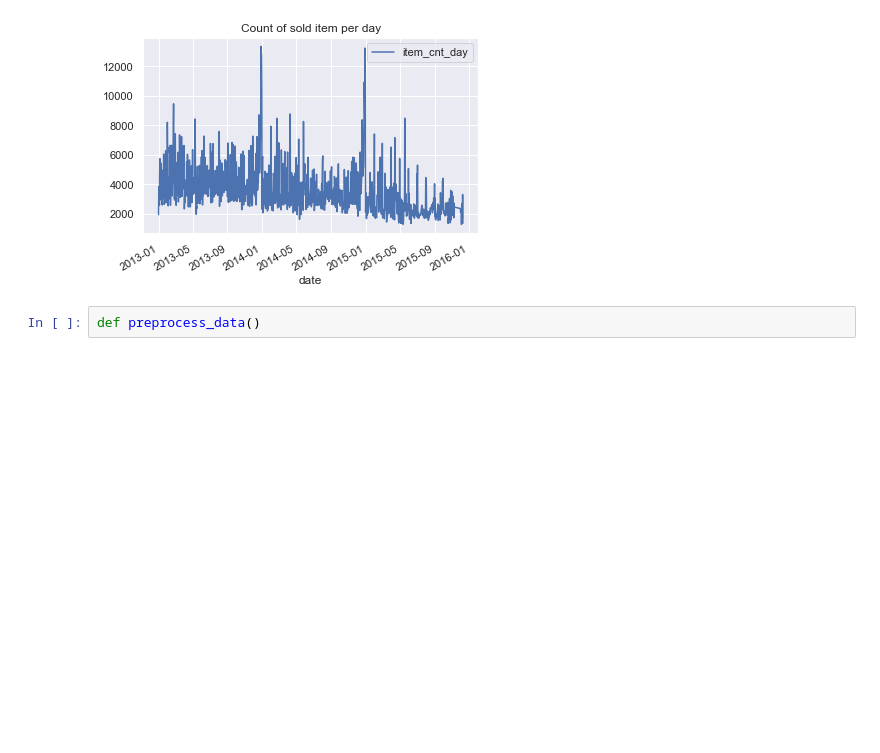
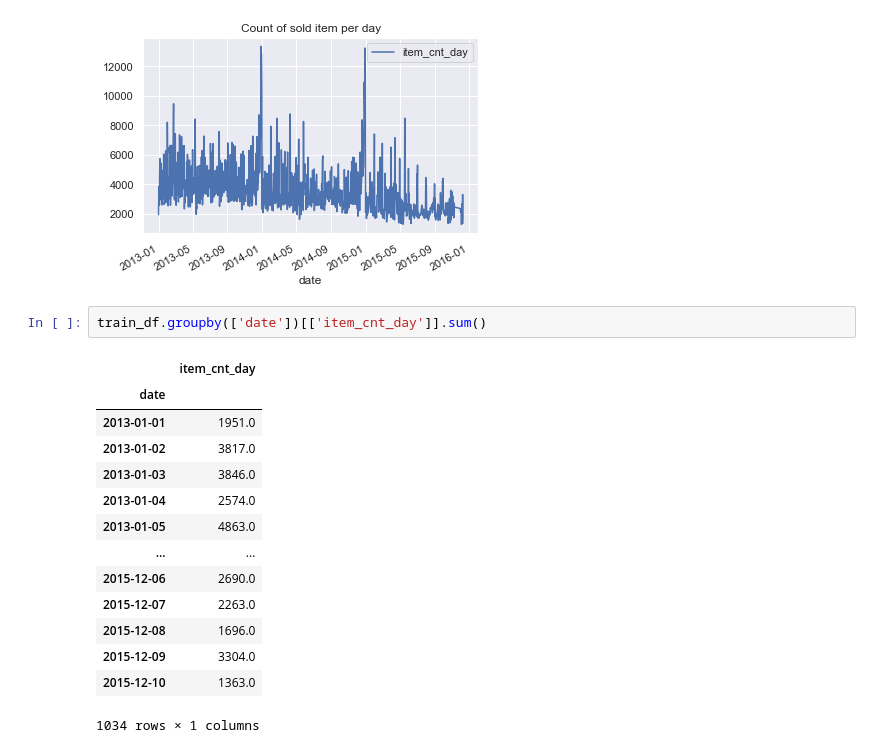
Before and after one commit to meln1337/predict-future-sales-kaggle, a Jupyter notebook: pfs.ipynb, the cells around one changed output. Drawn from its saved outputs; the diff is of its cells as text; blank space fills up the shorter version.

```diff
--- a/pfs.ipynb
+++ b/pfs.ipynb
@@ -136,5 +136,20 @@ train_df.groupby(['date'])[['item_cnt_day']].sum().plot(title="Count of sold ite
 # %% [output]
 <AxesSubplot:title={'center':'Count of sold item per day'}, xlabel='date'>
 [figure]
-# %%
-def preprocess_data()
+# %%
+train_df.groupby(['date'])[['item_cnt_day']].sum()
+# %% [output]
+|  | item_cnt_day |
+| date |  |
+| 2013-01-01 | 1951.0 |
+| 2013-01-02 | 3817.0 |
+| 2013-01-03 | 3846.0 |
+| 2013-01-04 | 2574.0 |
+| 2013-01-05 | 4863.0 |
+| ... | ... |
+| 2015-12-06 | 2690.0 |
+| 2015-12-07 | 2263.0 |
+| 2015-12-08 | 1696.0 |
+| 2015-12-09 | 3304.0 |
+| 2015-12-10 | 1363.0 |
+1034 rows × 1 columns
```
Also changed, not shown: parts of 9 cells of this notebook.
